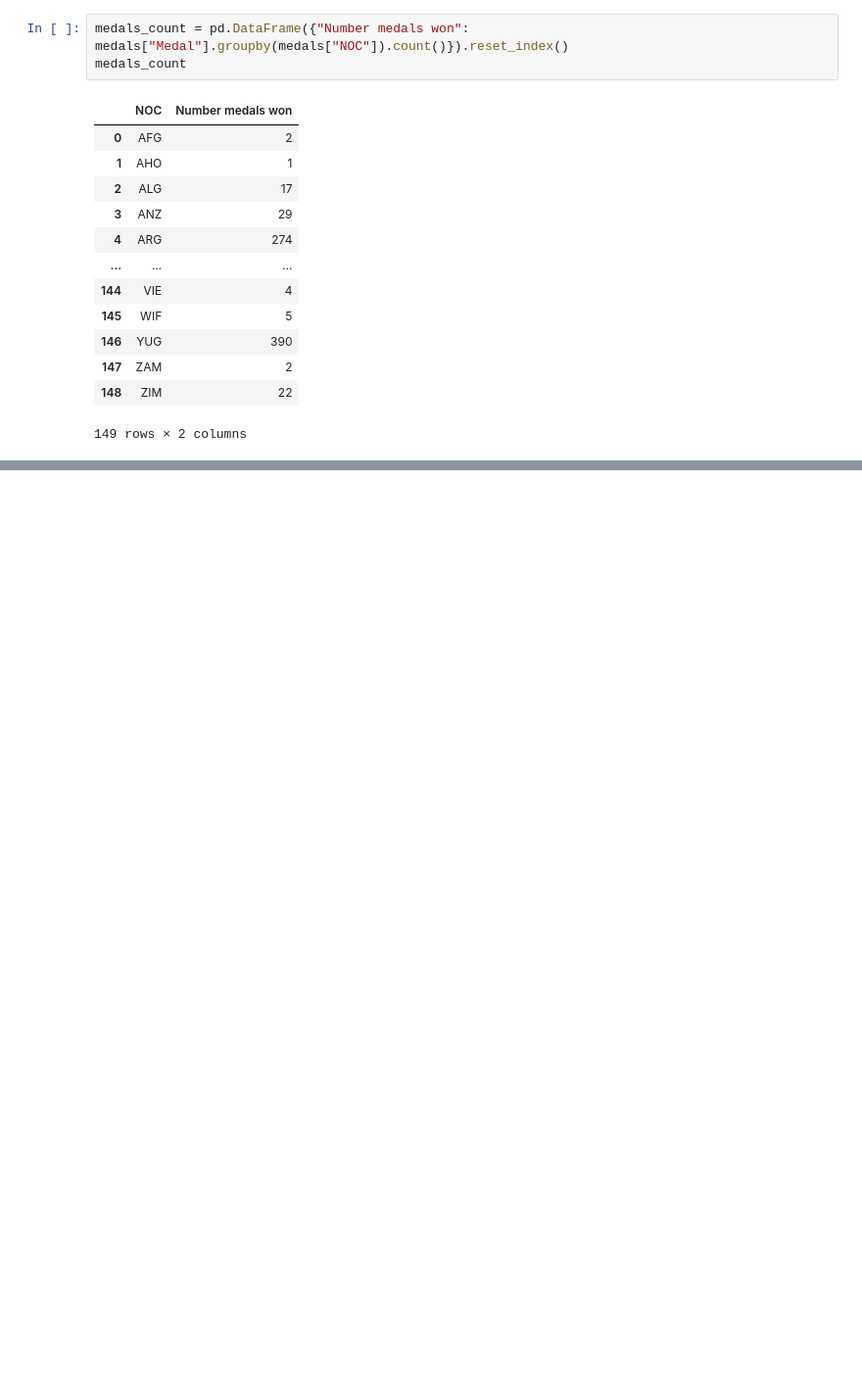
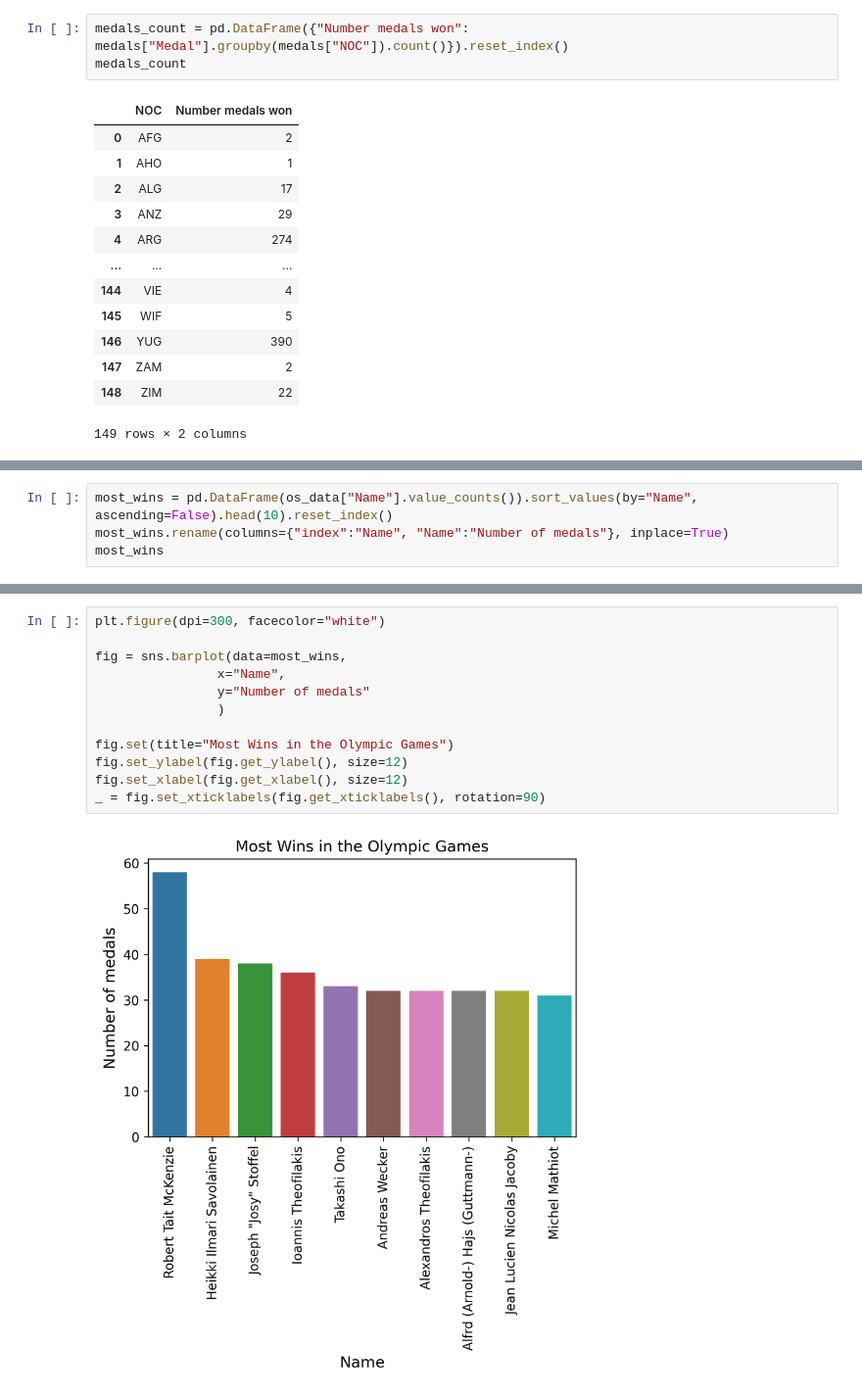
Before and after one commit to Anna-MariaSjolund/Databehandling-OS-projekt-Anna-MariaSjolund-ChristopherSeander, a Jupyter notebook: test_exercise0_A-M.ipynb, the cells around one changed output, grey strips where cells are left out. Shown at 98% size. Saved outputs shown, nothing was run; the diff lists cells and outputs as text; blank space fills up the shorter version.

```diff
--- a/test_exercise0_A-M.ipynb
+++ b/test_exercise0_A-M.ipynb
@@ -287,0 +303,4 @@ top_countries
+# %%
+most_wins = pd.DataFrame(os_data["Name"].value_counts()).sort_values(by="Name", ascending=False).head(10).reset_index()
+most_wins.rename(columns={"index":"Name", "Name":"Number of medals"}, inplace=True)
+most_wins
@@ -287,0 +319,14 @@ top_countries
+# %%
+plt.figure(dpi=300, facecolor="white")
+
+fig = sns.barplot(data=most_wins,
+                x="Name",
+                y="Number of medals"
+                )
+
+fig.set(title="Most Wins in the Olympic Games")
+fig.set_ylabel(fig.get_ylabel(), size=12)
+fig.set_xlabel(fig.get_xlabel(), size=12)
+_ = fig.set_xticklabels(fig.get_xticklabels(), rotation=90)
+# %% [output]
+[figure, added]
```
Also changed, not shown: parts of 7 cells of this notebook.
